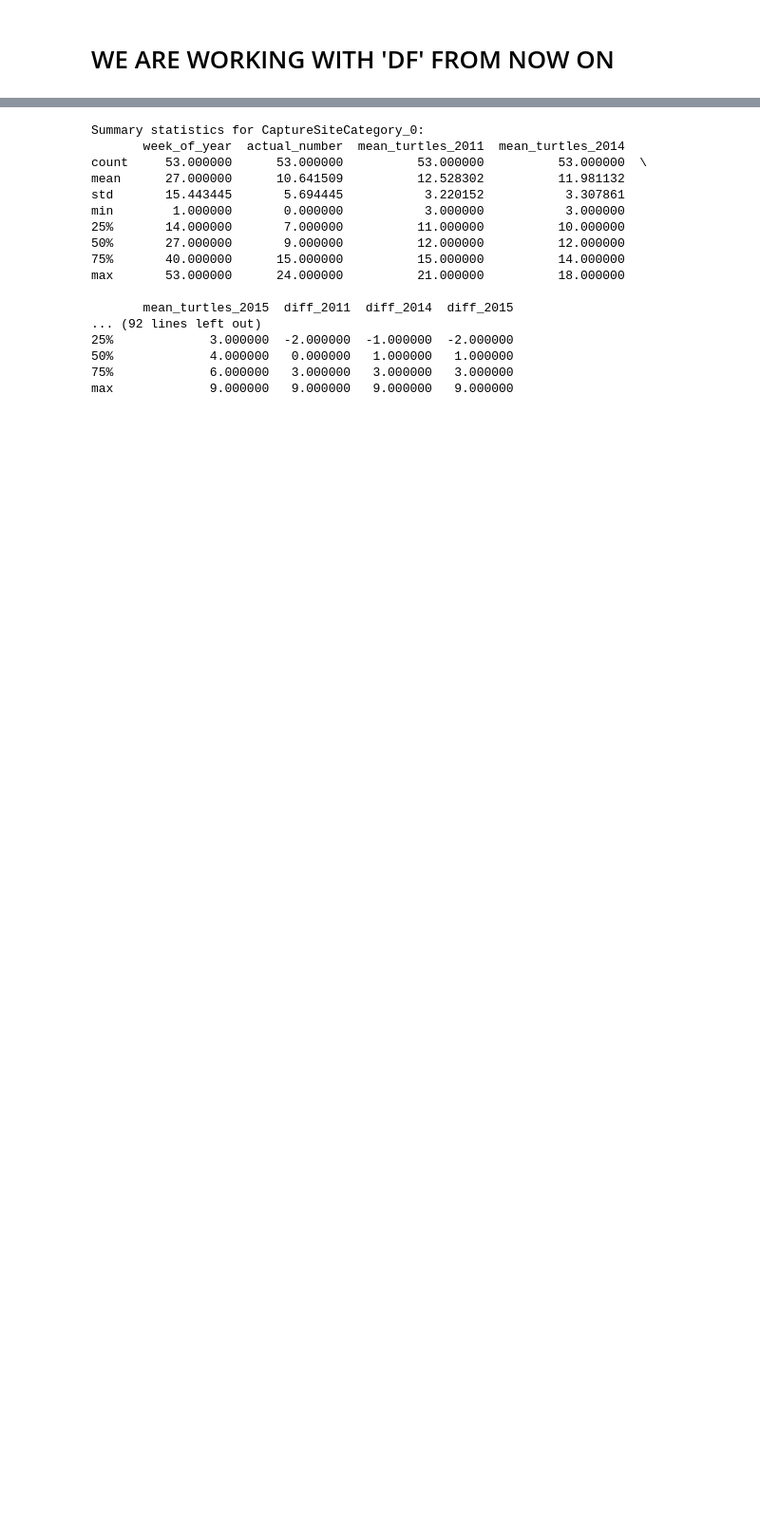
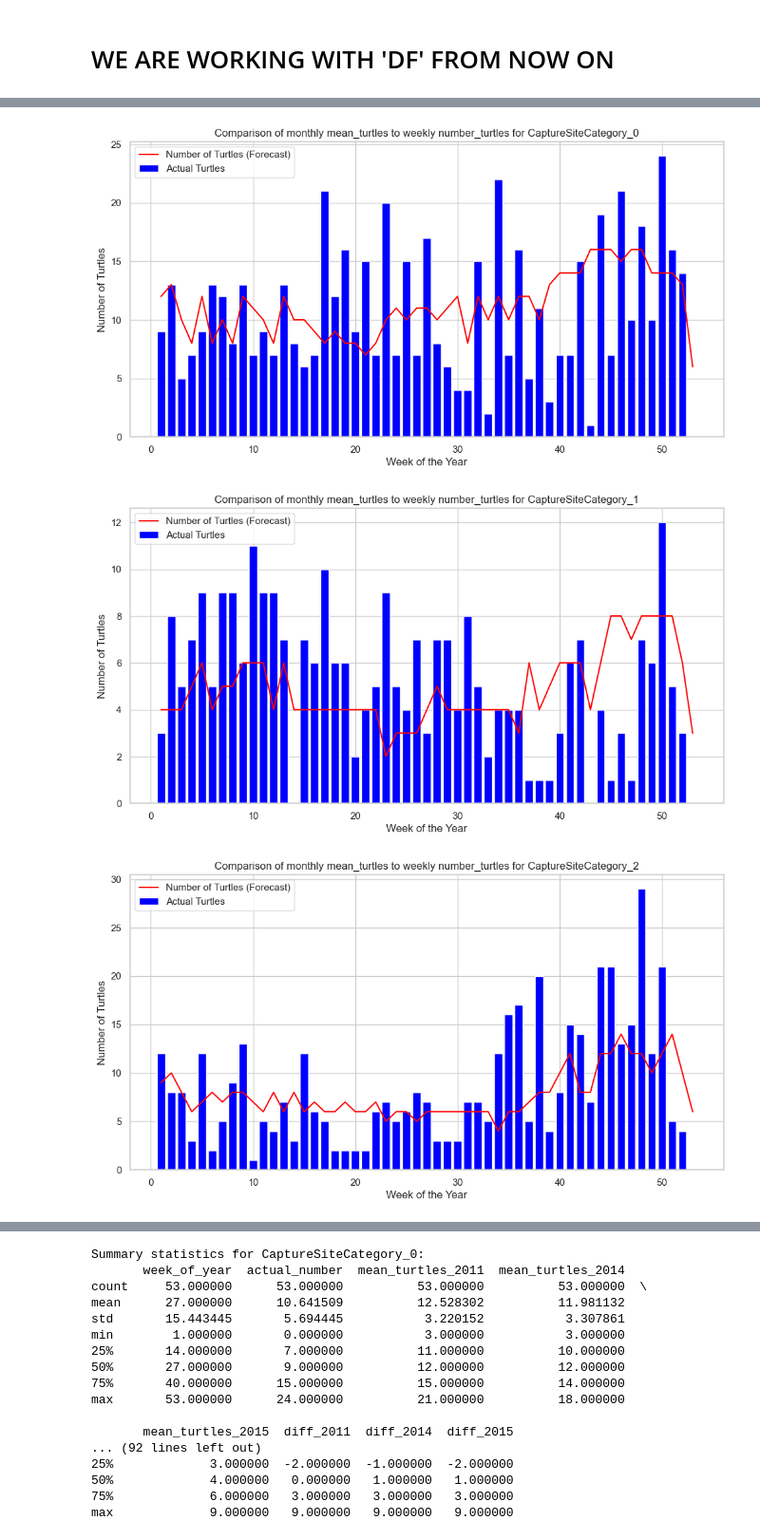
Before and after one commit to tinamangum/turtles, a Jupyter notebook: turtle_eda_di.ipynb, the cells around one changed output, grey strips where cells are left out. Shown at 95% size. Drawn from its saved outputs; the diff is of its cells as text; code cells hidden in the pictures; blank space fills up the shorter version.

```diff
--- a/turtle_eda_di.ipynb
+++ b/turtle_eda_di.ipynb
@@ -765,7 +766,7 @@ def adjust_year_woy(row):
         if row["month"] == 12:  # December date
             return row["year"] * 100 + row["week_of_year"]
         elif row["month"] == 1:  # January date
-            return (row["year"] - 1) * 100 + row["week_of_year"]
+            return (row["year"] - 1) * 100 + '_' + row["week_of_year"]
     else:
         return row["year"] * 100 + row["week_of_year"]
 
@@ -1502,0 +1898,23 @@ for name, group in grouped:
+# %%
+grouped = df.groupby('LandingSite')
+
+# Plotting
+for name, group in grouped:
+    plt.figure(figsize=(12, 6))
+
+    # Plotting mean_turtles as bar graph
+    plt.bar(group['week_of_year'], group['actual_number'], color='blue', label='Actual Turtles')
+
+    # Plotting number_turtles as line graph
+    plt.plot(df.loc[df['LandingSite'] == name, 'week_of_year'], df.loc[df['LandingSite'] == name, 'mean_turtles_month_2014'], color='red', label='Number of Turtles (Forecast)')
+
+    plt.title(f'Comparison of monthly mean_turtles to weekly number_turtles for {name}')
+    plt.xlabel('Week of the Year')
+    plt.ylabel('Number of Turtles')
+    plt.legend()
+    plt.grid(True)
+    plt.show()
+# %% [output]
+[figure, added]
+[figure, added]
+[figure, added]
```
Also changed, not shown: parts of 39 cells of this notebook, 1 other file.
